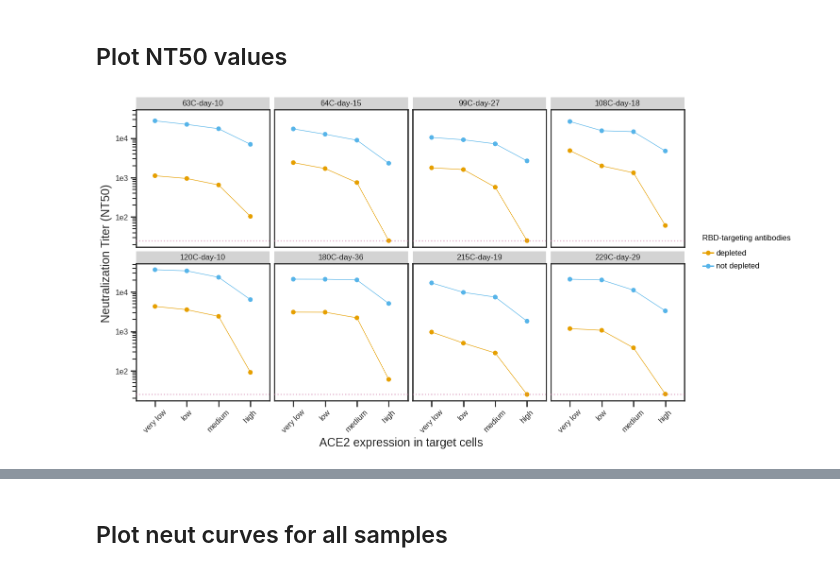
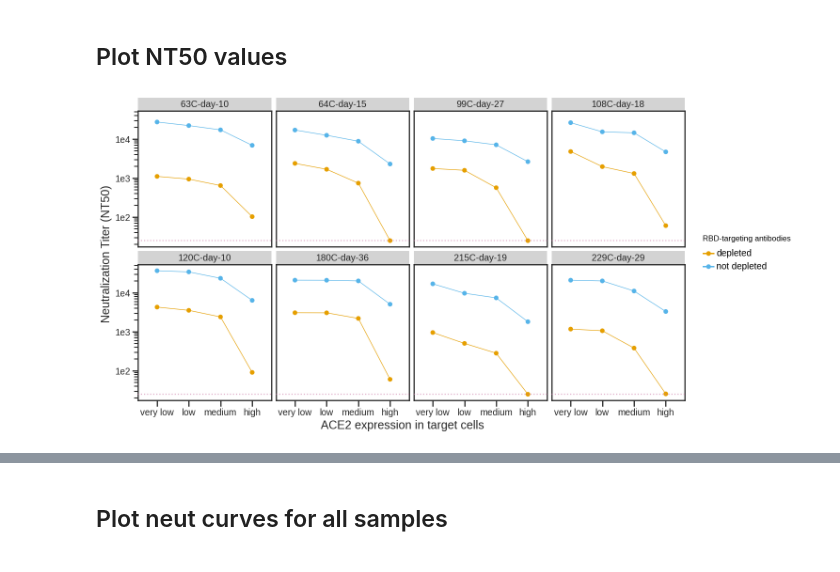
Before and after one commit to jbloomlab/Ace2_expression_neuts, a Jupyter notebook: virus_neutralization-Ariana_test.ipynb, the cells around one changed output, grey strips where cells are left out. Cells and saved outputs as stored; diff of their text form; code cells hidden in the pictures.

```diff
--- a/virus_neutralization-Ariana_test.ipynb
+++ b/virus_neutralization-Ariana_test.ipynb
@@ -142,28 +146,28 @@ IC50.save(f'./{resultsdir}/IC50.pdf')
 # %%
 NT50 = (ggplot(fitparams, aes(x='cells', y='NT50', colour='RBD-targeting antibodies', group = 'RBD-targeting antibodies')) +
               geom_point(size=3) +
              geom_line(alpha=1) +
              theme(figure_size=(15,1*df['serum'].nunique()),
-                   axis_text=element_text(size=12),
-                   axis_text_x=element_text(size=12, angle= 45),
-                   legend_text=element_text(size=12),
+                   axis_text=element_text(size=14),
+                   axis_text_x=element_text(size=14),
+                   legend_text=element_text(size=14),
                    legend_title=element_text(size=12),
                    axis_title_x=element_text(size=18),
-                   strip_text = element_text(size=12)
+                   strip_text = element_text(size=14)
                   ) +
                 geom_hline(yintercept=config['NT50_LOD'],
                 linetype='dotted',
                 size=1,
                 alpha=0.6,
                 color=CBPALETTE[7]) +
               facet_wrap('sample', ncol = 4)+
               scale_y_log10(name='Neutralization Titer (NT50)') +
               xlab('ACE2 expression in target cells') +
 
              scale_color_manual(values=CBPALETTE[1:])
                  )
 
 _ = NT50.draw()
 NT50.save(f'./{resultsdir}/NT50.pdf')
 # %% [output]
-[figure, old version]
+[figure, new version]
```
Also changed, not shown: parts of 6 cells of this notebook, 1 other file.
